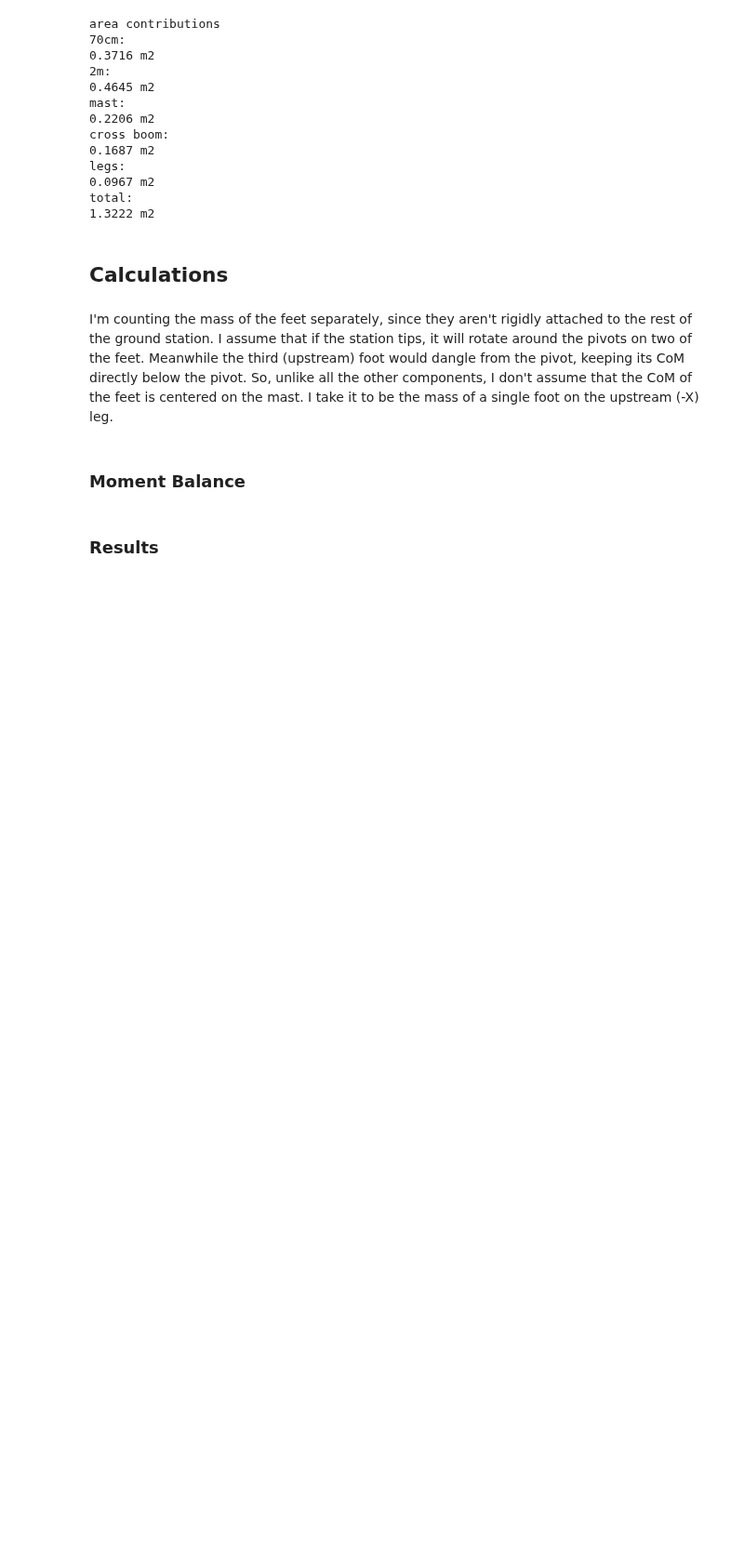
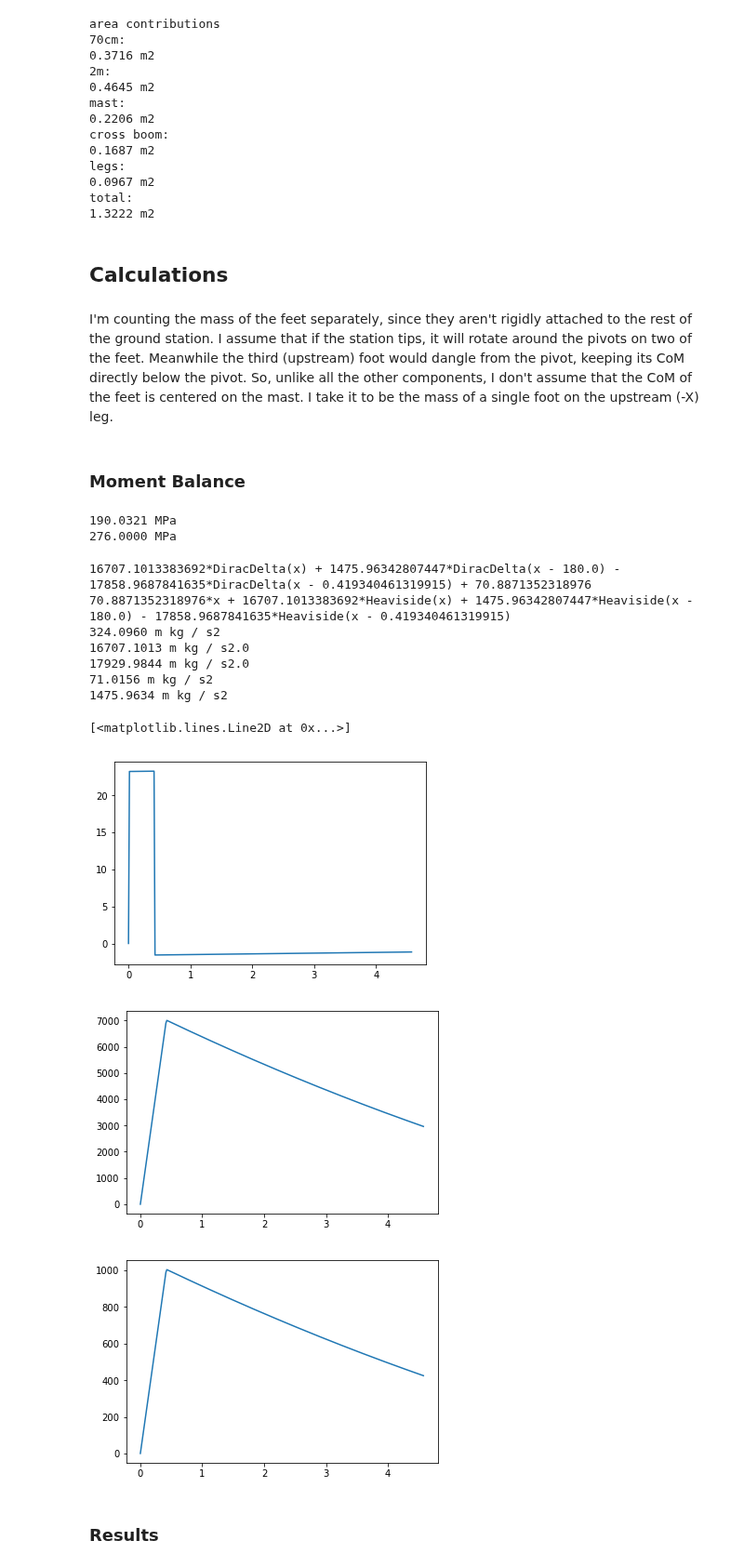
Before and after one commit to uniclogs/uniclogs-hardware, a Jupyter notebook: eb-ground-station/structure/weather-station-augmented-design/loadAnalysis.ipynb, the cells around one changed output. Shown at 93% size. Drawn from its saved outputs; the diff is of its cells as text; code cells hidden in the pictures; blank space fills up the shorter version.

```diff
--- a/eb-ground-station/structure/weather-station-augmented-design/loadAnalysis.ipynb
+++ b/eb-ground-station/structure/weather-station-augmented-design/loadAnalysis.ipynb
@@ -226,8 +229,10 @@ Lz_CoM_total= (
                 +Lz_CoM_crossBoom*m_crossBoom
                 +Lz_CoM_leg*m_leg*mg(3)
             )/m_structure
+def dragf(rho, A, Cd, v): return(mg(1/2)*rho*A*Cd*v**2)
 # drag on the station
-D_wind= mg(1/2)*rho_air*A_total*Cd*v_wind**2
+#D_wind= mg(1/2)*rho_air*A_total*Cd*v_wind**2
+D_wind= dragf(rho=rho_air, A=A_total, Cd=Cd, v=v_wind)
 
 # Moments exerted on the station
 M_wind= -D_wind*(Lz_CoP-Lz_foot) # negative sign from CW direction
@@ -238,3 +243,75 @@ M_ballast= -M_wind-M_structure-M_foot
 # M_ballast == m_ballast*g*(Lx_leg+Lxy_leg)
 m_ballast= M_ballast/g/(Lx_leg+Lxy_leg) # ballast on the foot
 # m_ballast= M_ballast/g/(Lx_leg) # ballast on the mast
+# %%
+# I= pi/4*(r_o^2 - r_i^2)
+def I_annulus(OD, ID): return(  mg(np.pi/4)*( (OD/mg(2))**4 - (ID/mg(2))**4 )  )
+I_mast= I_annulus(OD= OD_mast, ID= ID_mast)
+Lz_extraLeg= mg(10.5,'ft')
+M_bending= D_wind*(Lz_CoP - Lz_extraLeg)
+# sigma_max= M*y/I
+# max stress in the mast, assuming it's anchored at the height of the foot
+sigma_max_mast= M_bending*(OD_mast/mg(2))/I_mast
+print(sigma_max_mast.ounit('MPa'))
+print(sigma_y_al.ounit('MPa'))
+# %% [output]
+190.0321 MPa
+276.0000 MPa
+# %%
+# F_p is a point load. F_d is a distributed load.
+# drag on the legs is beared equally by the feet and mast (by symmetry)
+F_p_legsDrag= mg(1/2)*dragf(rho=rho_air, A=A_legs, Cd=Cd, v=v_wind)
+# F_p_legsReact=
+F_p_boom= dragf(
+                    rho=rho_air, Cd=Cd, v=v_wind,
+                    A= A_70cm+A_2m+A_crossBoom
+                    )
+F_d_mast= dragf(rho=rho_air, Cd=Cd, A=A_mast, v=v_wind) # distributed over the mast
+# about the base:
+# sum(M) == 0 == (F_p_legsReact-F_p_legsDrag)*Lz_leg - F_p_boom*L_mast - F_d_mast*L_mast/2
+# sum(F) == 0 == -F_p_legsReact + F_p_legsDrag + F_p_boom + F_p_baseReact + F_d_mast
+F_p_legsReact= mg(1)/Lz_leg*( F_p_boom*L_mast + F_d_mast*L_mast/mg(2) ) + F_p_legsDrag
+F_p_baseReact= F_p_legsReact - F_p_legsDrag - F_p_boom + F_d_mast
+x, F, V, M = sym.symbols('x F V M')
+Fdist_expr_mast= F_d_mast/L_mast \
++ F_p_baseReact*mg(sym.DiracDelta(x),'/m') \
++ (-F_p_legsReact+F_p_legsDrag)*mg(sym.DiracDelta(x-Lz_leg),'/m') \
++ F_p_boom*mg(sym.DiracDelta(x-L_mast),'/m')
+F_expr_mast= mg(sym.integrate(Fdist_expr_mast.toval(ounit='N/m'), x),'N')
+print(Fdist_expr_mast.toval(ounit='N/m'))
+print(F_expr_mast.toval(ounit='N'))
+xs= np.linspace(-1e-6, L_mast.toval(ounit='m')+1e-6, 300)
+Fsf= sym.lambdify(x,F_expr_mast.toval(ounit='N'), ['numpy','sympy'])
+Fs= mg(np.array([Fsf(x) for x in xs]),'N')
+Vs= Fs/annularArea(OD=OD_mast, ID=ID_mast)
+plt.plot(xs, Vs.toval(ounit='MPa'))
+print(F_d_mast, F_p_baseReact, F_p_legsReact, F_p_legsDrag, F_p_boom, sep='\n')
+M_expr_mast= mg(sym.integrate(F_expr_mast.toval(ounit='N'),x), 'N m')
+Msf= sym.lambdify(x, M_expr_mast.toval(ounit='N m'), ['numpy', 'sympy'])
+Ms= mg(np.array([Msf(x) for x in xs]),'N m')
+plt.figure()
+plt.plot(xs, Ms.toval(ounit='N m'))
+sigmas= Ms*(OD_mast/mg(2))/I_mast
+plt.figure()
+plt.plot(xs, sigmas.toval(ounit='MPa'))
+# Ysf= sym.lambdify(x, x**2,['numpy','sympy'])
+# Ys= Ysf(xs)
+# plt.plot(xs,Ys)
+# plt.figure()
+# Hs= [sym.Heaviside(x) for x in xs]
+# Hs[0:5]
+# plt.plot(xs, Hs)
+#help(sym.lambdify)
+#plt.plot(sym.lambdify(F_expr_mast))
+# %% [output]
+16707.1013383692*DiracDelta(x) + 1475.96342807447*DiracDelta(x - 180.0) - 17858.9687841635*DiracDelta(x - 0.419340461319915) + 70.8871352318976
+70.8871352318976*x + 16707.1013383692*Heaviside(x) + 1475.96342807447*Heaviside(x - 180.0) - 17858.9687841635*Heaviside(x - 0.419340461319915)
+324.0960 m kg / s2
+16707.1013 m kg / s2.0
+17929.9844 m kg / s2.0
+71.0156 m kg / s2
+1475.9634 m kg / s2
+[<matplotlib.lines.Line2D at 0x...>]
+[figure, added]
+[figure, added]
+[figure, added]
```
Also changed, not shown: parts of 6 cells of this notebook.
